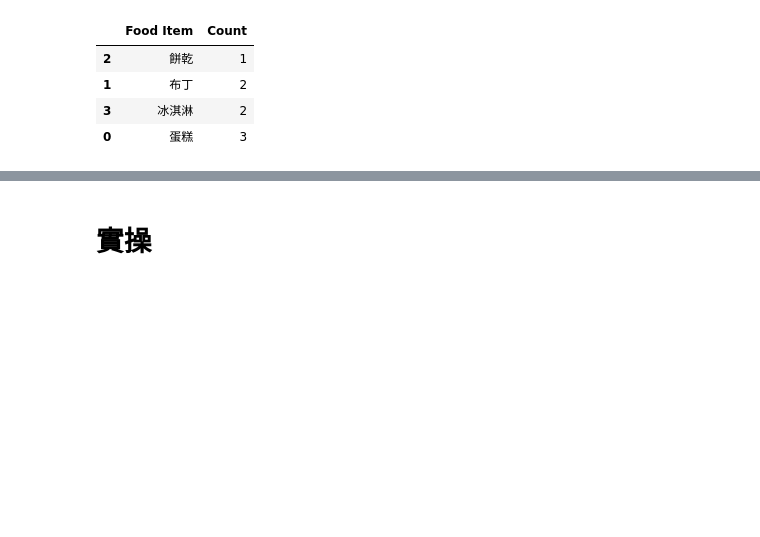
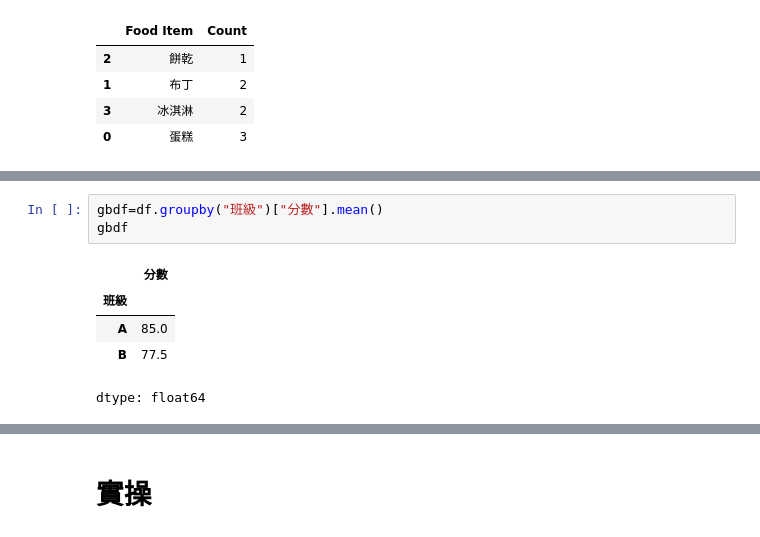
Before and after one commit to Huwalli/PLta, a Jupyter notebook: 資料視覺化.ipynb, the cells around one changed output, grey strips where cells are left out. Saved outputs shown, nothing was run; the diff lists cells and outputs as text; blank space fills up the shorter version.

```diff
--- a/資料視覺化.ipynb
+++ b/資料視覺化.ipynb
@@ -157,0 +169,9 @@ dtype: object
+# %%
+gbdf=df.groupby("班級")["分數"].mean()
+gbdf
+# %% [output]
+|  | 分數 |
+| 班級 |  |
+| A | 85.0 |
+| B | 77.5 |
+dtype: float64
```
Also changed, not shown: parts of 5 cells of this notebook.
